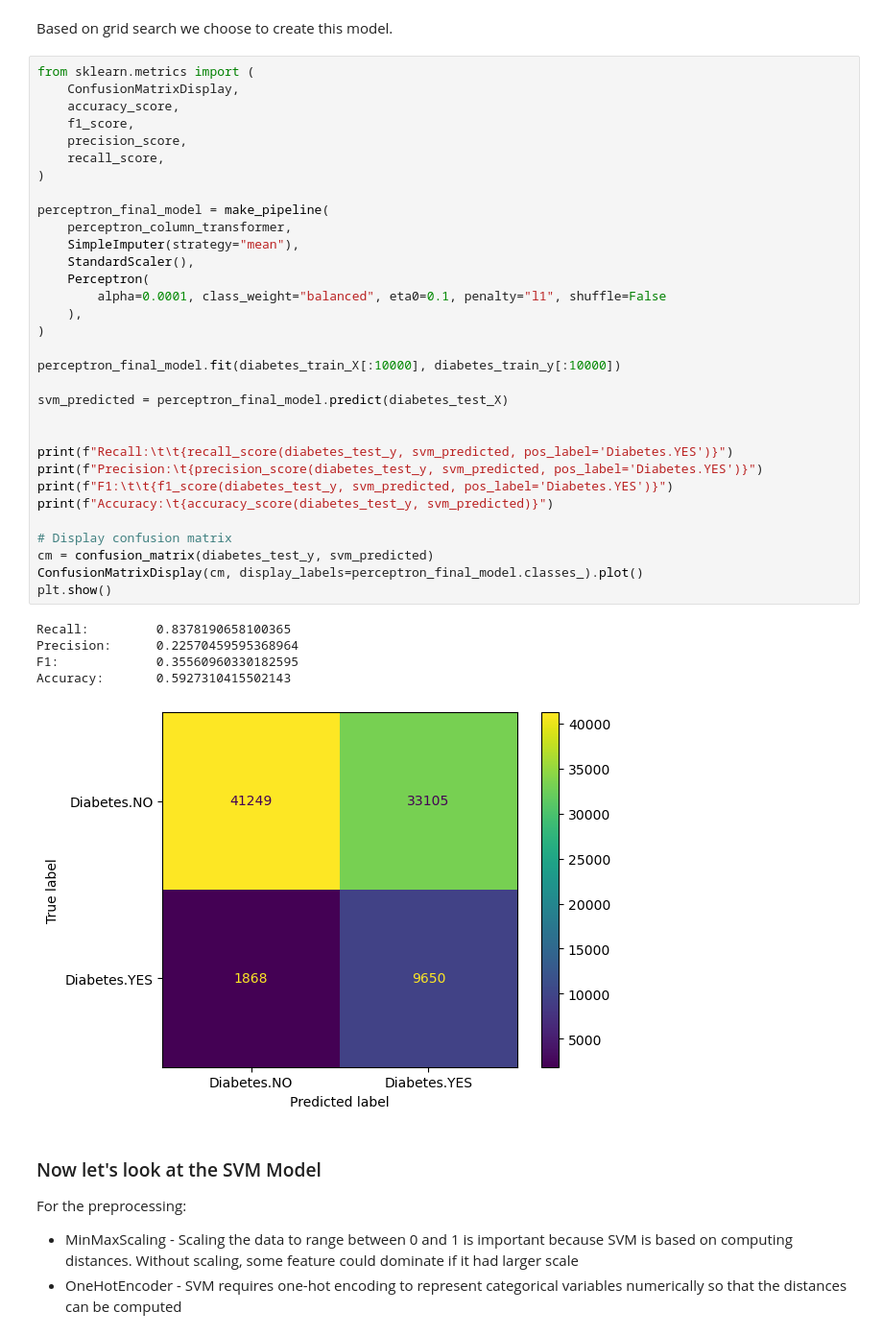
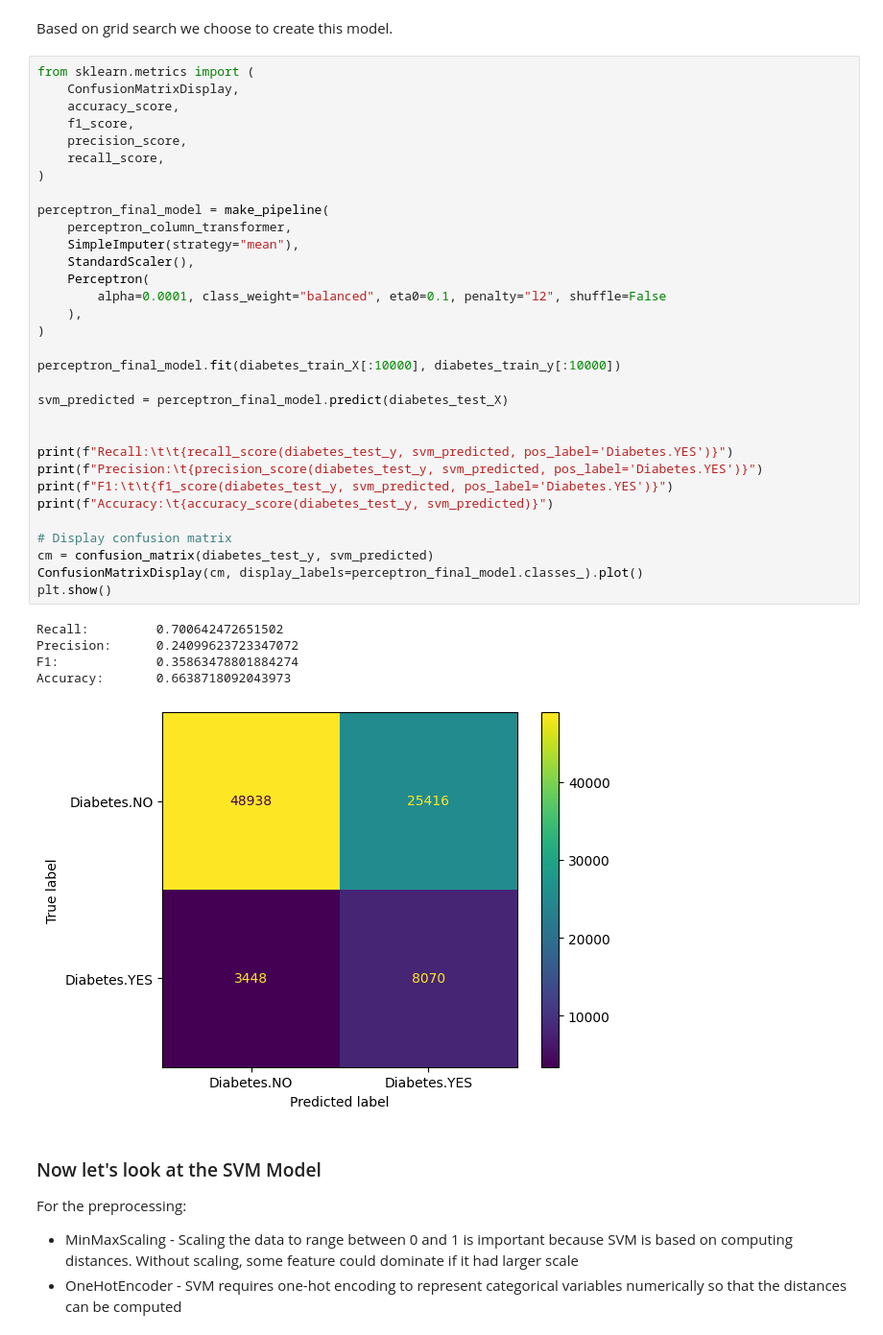
Before and after one commit to ralisv/IB031-Diabetes, a Jupyter notebook: solution.ipynb, the cells around one changed output. Shown: that part at 96% size. Saved outputs shown, nothing was run; the diff lists cells and outputs as text.

```diff
--- a/solution.ipynb
+++ b/solution.ipynb
@@ -223,39 +223,39 @@ from sklearn.metrics import (
     ConfusionMatrixDisplay,
     accuracy_score,
     f1_score,
     precision_score,
     recall_score,
 )
 
 perceptron_final_model = make_pipeline(
     perceptron_column_transformer,
     SimpleImputer(strategy="mean"),
     StandardScaler(),
     Perceptron(
-        alpha=0.0001, class_weight="balanced", eta0=0.1, penalty="l1", shuffle=False
+        alpha=0.0001, class_weight="balanced", eta0=0.1, penalty="l2", shuffle=False
     ),
 )
 
 perceptron_final_model.fit(diabetes_train_X[:10000], diabetes_train_y[:10000])
 
 svm_predicted = perceptron_final_model.predict(diabetes_test_X)
 
 
 print(f"Recall:\t\t{recall_score(diabetes_test_y, svm_predicted, pos_label='Diabetes.YES')}")
 print(f"Precision:\t{precision_score(diabetes_test_y, svm_predicted, pos_label='Diabetes.YES')}")
 print(f"F1:\t\t{f1_score(diabetes_test_y, svm_predicted, pos_label='Diabetes.YES')}")
 print(f"Accuracy:\t{accuracy_score(diabetes_test_y, svm_predicted)}")
 
 # Display confusion matrix
 cm = confusion_matrix(diabetes_test_y, svm_predicted)
 ConfusionMatrixDisplay(cm, display_labels=perceptron_final_model.classes_).plot()
 plt.show()
 # %% [output]
-Recall:         0.8378190658100365
-Precision:      0.22570459595368964
-F1:             0.35560960330182595
-Accuracy:       0.5927310415502143
+Recall:         0.700642472651502
+Precision:      0.24099623723347072
+F1:             0.35863478801884274
+Accuracy:       0.6638718092043973
-[figure, old version]
+[figure, new version]
 # %% [markdown]
 ### Now let's look at the SVM Model
 
```
Also changed, not shown: parts of 5 cells of this notebook.
